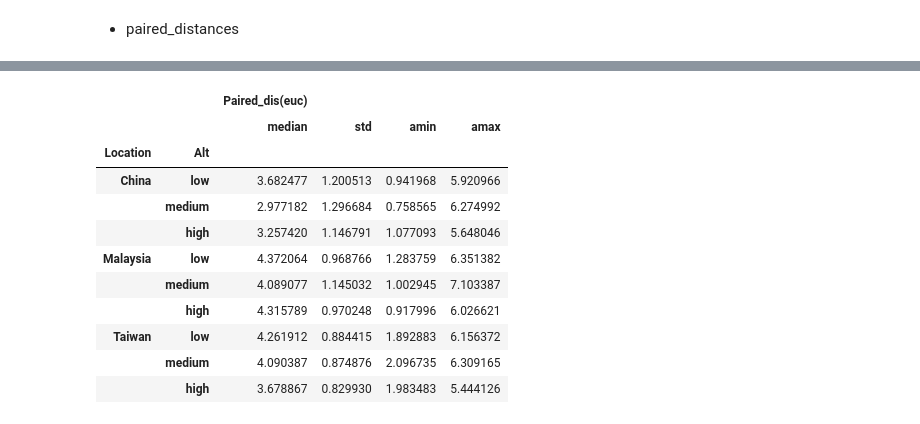
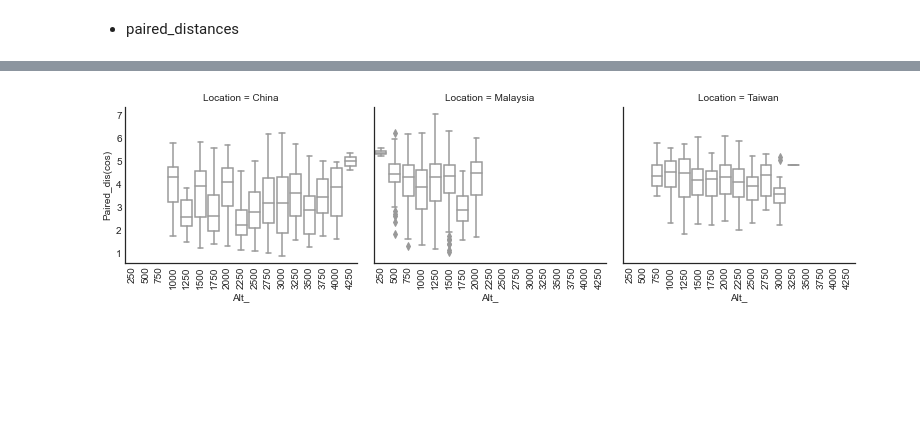
Before and after one commit to YunghuiHsu/Moth_Project, a Jupyter notebook: Moth_thermal/vsc/explore_LatentSpace.ipynb, the cells around one changed output, grey strips where cells are left out. Cells and saved outputs as stored; diff of their text form; code cells hidden in the pictures; blank space fills up the shorter version.

```diff
--- a/Moth_thermal/vsc/explore_LatentSpace.ipynb
+++ b/Moth_thermal/vsc/explore_LatentSpace.ipynb
@@ -1003,33 +1206,28 @@ China    : highum
 # %%
-dis_centroid.groupby(['Location', 'Alt']).agg([np.median, np.std, np.min, np.max])
+dis_centroid.groupby(['Location', 'Alt']).agg(['min', 'max', 'mean', 'median', 'std'])
-# %% [output]
-|  |  | Paired_dis(euc) |  |  |  |
-|  |  | median | std | amin | amax |
-| Location | Alt |  |  |  |  |
-| China | low | 3.682477 | 1.200513 | 0.941968 | 5.920966 |
-|  | medium | 2.977182 | 1.296684 | 0.758565 | 6.274992 |
-|  | high | 3.257420 | 1.146791 | 1.077093 | 5.648046 |
-| Malaysia | low | 4.372064 | 0.968766 | 1.283759 | 6.351382 |
-|  | medium | 4.089077 | 1.145032 | 1.002945 | 7.103387 |
-|  | high | 4.315789 | 0.970248 | 0.917996 | 6.026621 |
-| Taiwan | low | 4.261912 | 0.884415 | 1.892883 | 6.156372 |
-|  | medium | 4.090387 | 0.874876 | 2.096735 | 6.309165 |
-|  | high | 3.678867 | 0.829930 | 1.983483 | 5.444126 |
 # %%
 # fig, ax = plt.subplots(1, 3, sharex='col', sharey='row', figsize=(18,4))
 # for i, loc in enumerate(locations):
 #         df_ = dis_centroid.query('Location == @loc').unstack(level=1)
 #         ax[i].plot(df_.values)
 # %%
-
-g = sns.catplot(x="Alt", y=col_dis,
+dis_centroid['Alt_'] = dis_centroid.reset_index().Alt.apply(lambda x: str(x).split(',')[1].strip(']')).astype('uint16').values
+ax = sns.catplot(x="Alt_", y=col_dis,
                 col="Location",
                 # hue="Alt_label",
+                color='w' ,
                 data=dis_centroid.reset_index(), kind="box",
-                height=3, aspect=1);
+                height=3, aspect=1.2)
+ax.set_xticklabels(
+    # ax.get_xticklabels(),
+    rotation=90,
+    ha="center"
+    );
 
 # dis_centroid.unstack(level=0).boxplot(column=[None, 'Location']);
 # dis_centroid.boxplot(column=['Alt_label']);
 # , by=['Alt_label']
+# %% [output]
+[figure, added]
 # %% [markdown]
 - Feature space 沿緯度與海拔梯度的變化
```
Also changed, not shown: parts of 23 cells of this notebook.
